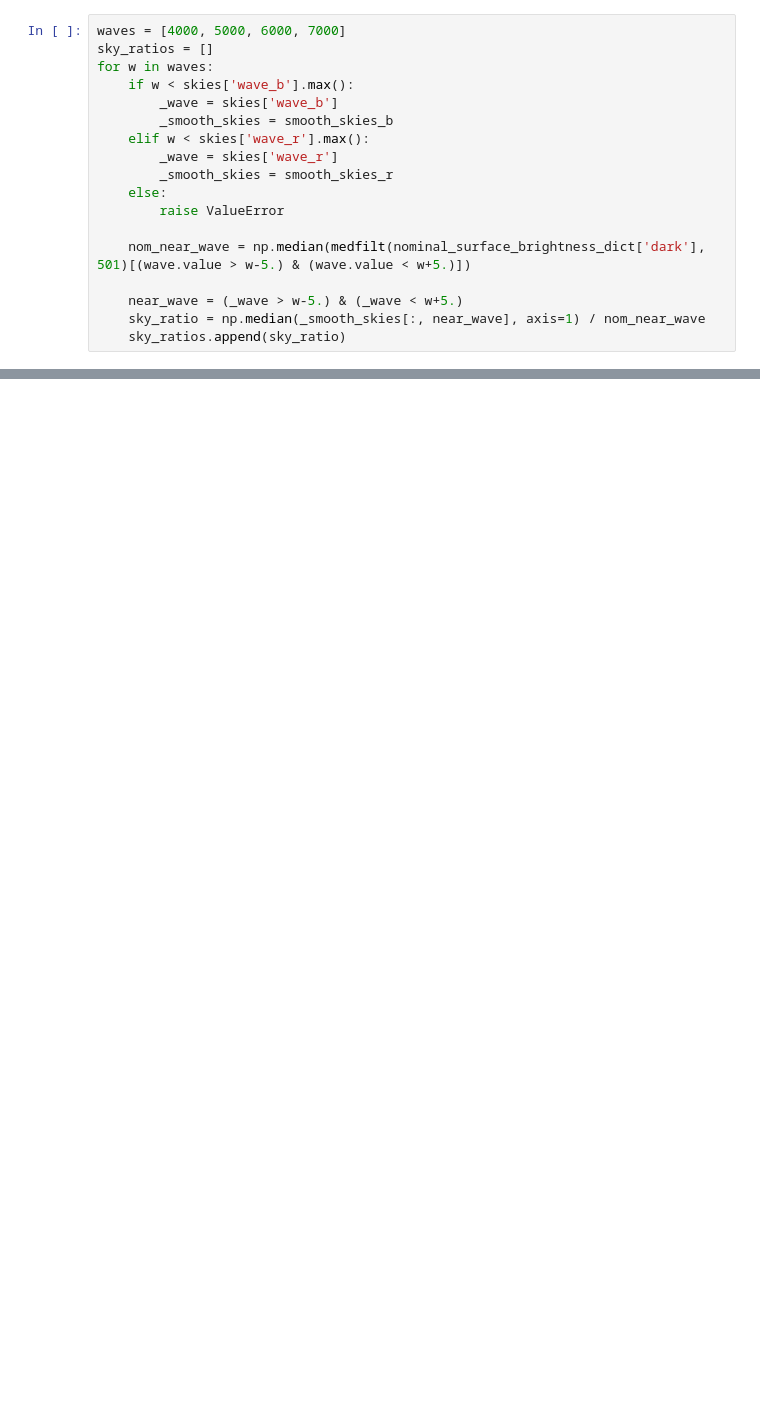
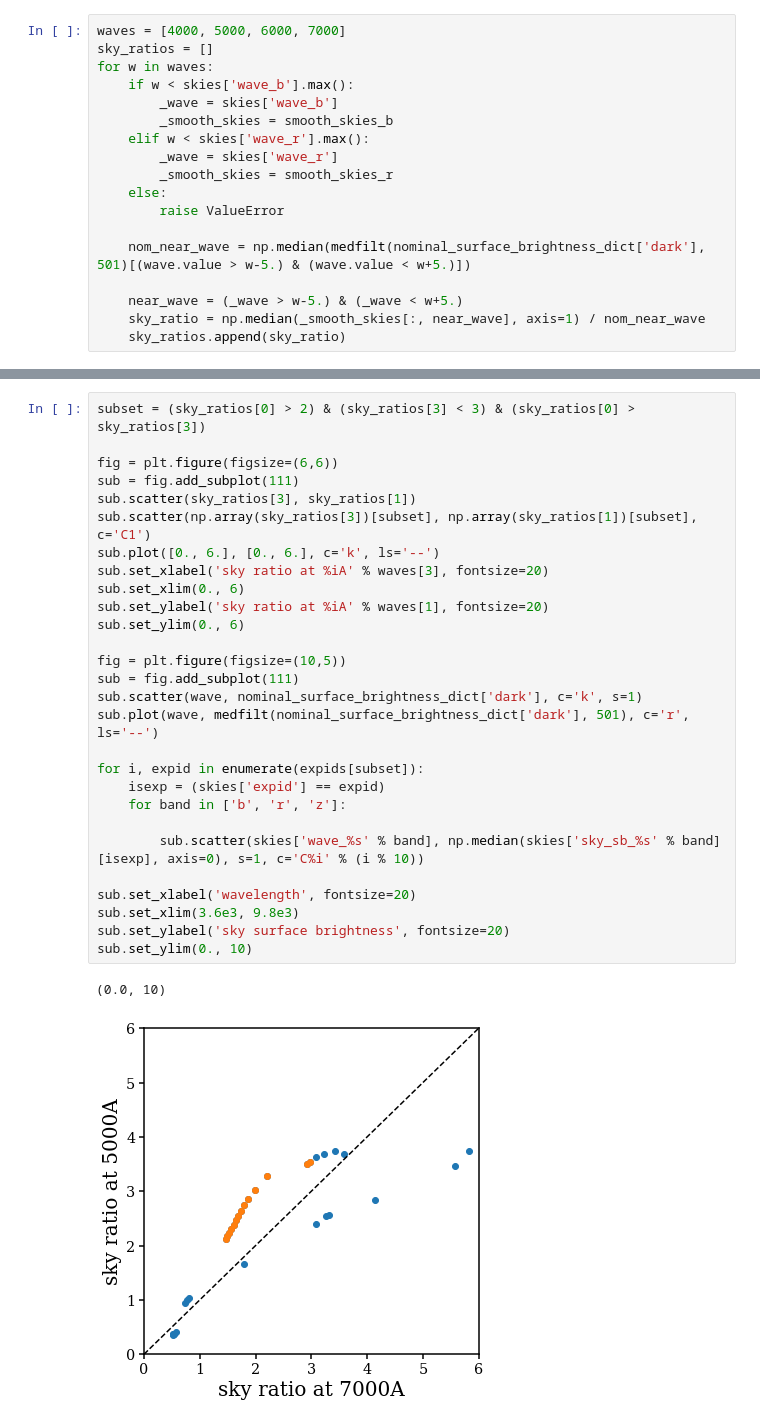
Before and after one commit to desi-bgs/feasiBGS, a Jupyter notebook: notebook/cmx/cmx_sky_ratio.ipynb, the cells around one changed output, grey strips where cells are left out. Drawn from its saved outputs; the diff is of its cells as text; blank space fills up the shorter version.

```diff
--- a/notebook/cmx/cmx_sky_ratio.ipynb
+++ b/notebook/cmx/cmx_sky_ratio.ipynb
@@ -151,0 +211,31 @@ fskies.close()
+# %%
+subset = (sky_ratios[0] > 2) & (sky_ratios[3] < 3) & (sky_ratios[0] > sky_ratios[3])
+
+fig = plt.figure(figsize=(6,6))
+sub = fig.add_subplot(111)
+sub.scatter(sky_ratios[3], sky_ratios[1])
+sub.scatter(np.array(sky_ratios[3])[subset], np.array(sky_ratios[1])[subset], c='C1')
+sub.plot([0., 6.], [0., 6.], c='k', ls='--')
+sub.set_xlabel('sky ratio at %iA' % waves[3], fontsize=20)
+sub.set_xlim(0., 6)
+sub.set_ylabel('sky ratio at %iA' % waves[1], fontsize=20)
+sub.set_ylim(0., 6)
+
+fig = plt.figure(figsize=(10,5))
+sub = fig.add_subplot(111)
+sub.scatter(wave, nominal_surface_brightness_dict['dark'], c='k', s=1)
+sub.plot(wave, medfilt(nominal_surface_brightness_dict['dark'], 501), c='r', ls='--')
+
+for i, expid in enumerate(expids[subset]):
+    isexp = (skies['expid'] == expid)
+    for band in ['b', 'r', 'z']:
+
+        sub.scatter(skies['wave_%s' % band], np.median(skies['sky_sb_%s' % band][isexp], axis=0), s=1, c='C%i' % (i % 10))
+
+sub.set_xlabel('wavelength', fontsize=20)
+sub.set_xlim(3.6e3, 9.8e3)
+sub.set_ylabel('sky surface brightness', fontsize=20)
+sub.set_ylim(0., 10)
+# %% [output]
+(0.0, 10)
+[figure, added]
```
Also changed, not shown: parts of 13 cells of this notebook.
